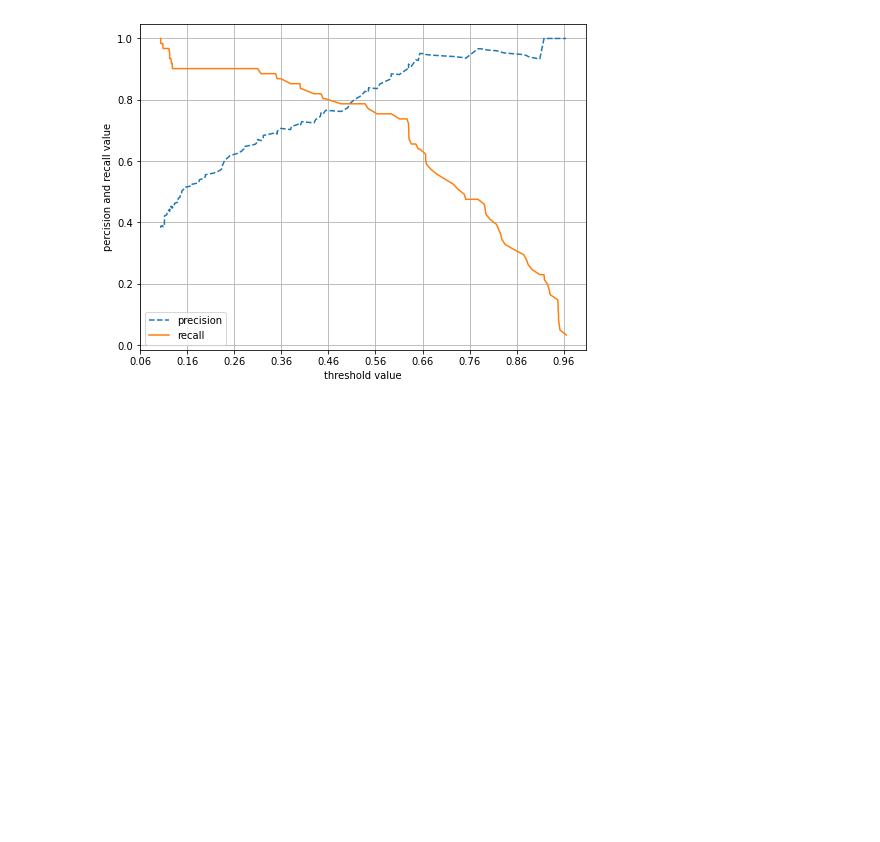
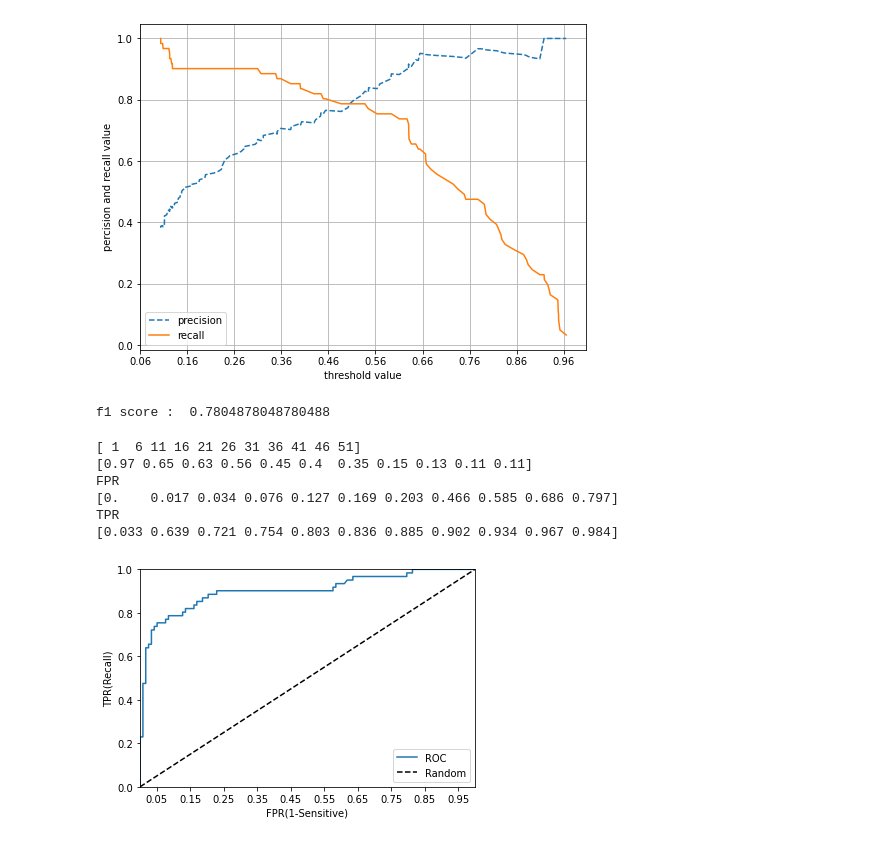
Before and after one commit to Tianea2160/PythonPractice, a Jupyter notebook: sklearnPractice.ipynb, the cells around one changed output. Drawn from its saved outputs; the diff is of its cells as text; code cells hidden in the pictures; blank space fills up the shorter version.

```diff
--- a/sklearnPractice.ipynb
+++ b/sklearnPractice.ipynb
@@ -817,3 +817,10 @@ def precision_recall_curve_plot(y_test, pred_proba_c1):
 precision_recall_curve_plot(y_test, lr_clf.predict_proba(x_test)[:,1])
 # %% [output]
 [figure]
+# %%
+# 정밀도와 재현율은 모두 중요하다 따라서 이 두가지를 모두 고려한 지표가 있는데 이를 f1 score라고 한다
+from sklearn.metrics import f1_score
+f1 = f1_score(y_test, pred)
+print("f1 score : ", f1)
+# %% [output]
+f1 score :  0.7804878048780488
@@ -819,0 +832,50 @@ precision_recall_curve_plot(y_test, lr_clf.predict_proba(x_test)[:,1])
+# %%
+import pandas as pd
+import numpy as np
+
+from sklearn.metrics import roc_curve
+from sklearn.model_selection import train_test_split
+from sklearn.linear_model import LogisticRegression
+
+x_train, x_test, y_train, y_test = train_test_split(x_titanic_df, y_titanic_df, test_size = 0.2, random_state = 11)
+
+
+lr_clf = LogisticRegression(max_iter = 5000)
+lr_clf.fit(x_train, y_train)
+pred_proba_class1 = lr_clf.predict_proba(x_test)[:,1]
+
+fprs, tprs, thresholds = roc_curve(y_test, pred_proba_class1)
+#print(fprs, type(fprs), fprs.shape)
+
+# 전체 index에서 5구간으로 분할
+thr_index = np.arange(1, thresholds.shape[0], 5)
+print(thr_index)
+print(np.round(thresholds[thr_index],2))
+print("FPR")
+print(np.round(fprs[thr_index],3))
+print("TPR")
+print(np.round(tprs[thr_index],3))
+# %% [output]
+[ 1  6 11 16 21 26 31 36 41 46 51]
+[0.97 0.65 0.63 0.56 0.45 0.4  0.35 0.15 0.13 0.11 0.11]
+FPR
+[0.    0.017 0.034 0.076 0.127 0.169 0.203 0.466 0.585 0.686 0.797]
+TPR
+[0.033 0.639 0.721 0.754 0.803 0.836 0.885 0.902 0.934 0.967 0.984]
+# %%
+import matplotlib.pyplot as plt
+
+# 시각화
+def roc_curve_plot(y_test, pred_proba_c1):
+  fprs, tprs, thresholds = roc_curve(y_test, pred_proba_c1)
+  plt.plot(fprs, tprs, label="ROC")
+  plt.plot([0,1],[0,1],"k--", label="Random")
+  start, end = plt.xlim()
+  plt.xticks(np.round(np.arange(start, end, 0.1),2))
+  plt.xlim(0,1); plt.ylim(0,1)
+  plt.xlabel("FPR(1-Sensitive)");plt.ylabel("TPR(Recall)")
+  plt.legend()
+
+roc_curve_plot(y_test, pred_proba_class1)
+# %% [output]
+[figure, added]
```
Also changed, not shown: parts of 2 cells of this notebook.
